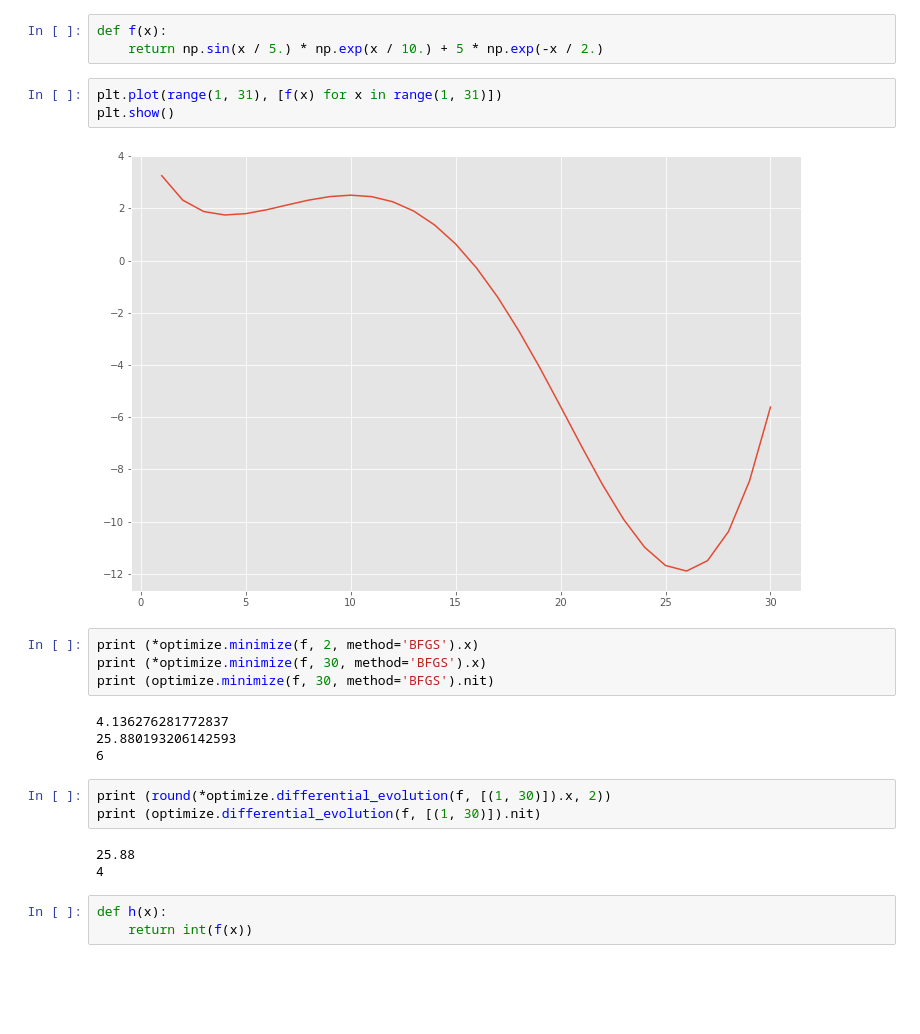
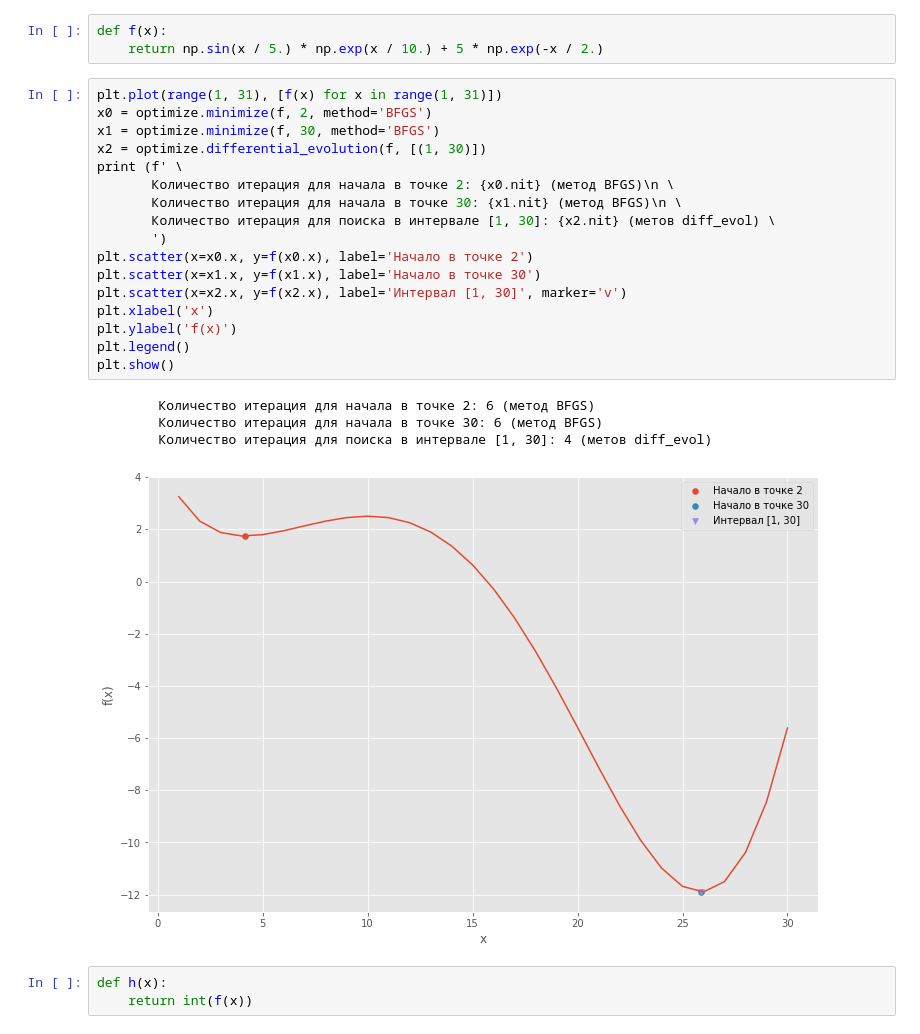
Before and after one commit to GoshaLetov/Machine-learning-and-data-analysis-specialization, a Jupyter notebook: 1 Course - Math and Python for data analysis/Optimization in Python.ipynb, the cells around one changed output. Cells and saved outputs as stored; diff of their text form; blank space fills up the shorter version.

```diff
--- a/1 Course - Math and Python for data analysis/Optimization in Python.ipynb
+++ b/1 Course - Math and Python for data analysis/Optimization in Python.ipynb
@@ -64,25 +64,28 @@ plt.rcParams['figure.figsize'] = (12, 8)
 # %%
 def f(x):
     return np.sin(x / 5.) * np.exp(x / 10.) + 5 * np.exp(-x / 2.)
-# %%
-plt.plot(range(1, 31), [f(x) for x in range(1, 31)])
-plt.show()
-# %% [output]
-[figure, removed]
-# %%
-print (*optimize.minimize(f, 2, method='BFGS').x)
-print (*optimize.minimize(f, 30, method='BFGS').x)
-print (optimize.minimize(f, 30, method='BFGS').nit)
-# %% [output]
-4.136276281772837
-25.880193206142593
-6
-# %%
-print (round(*optimize.differential_evolution(f, [(1, 30)]).x, 2))
-print (optimize.differential_evolution(f, [(1, 30)]).nit)
-# %% [output]
-25.88
-4
+# %%
+plt.plot(range(1, 31), [f(x) for x in range(1, 31)])
+x0 = optimize.minimize(f, 2, method='BFGS')
+x1 = optimize.minimize(f, 30, method='BFGS')
+x2 = optimize.differential_evolution(f, [(1, 30)])
+print (f' \
+       Количество итерация для начала в точке 2: {x0.nit} (метод BFGS)\n \
+       Количество итерация для начала в точке 30: {x1.nit} (метод BFGS)\n \
+       Количество итерация для поиска в интервале [1, 30]: {x2.nit} (метов diff_evol) \
+       ')
+plt.scatter(x=x0.x, y=f(x0.x), label='Начало в точке 2')
+plt.scatter(x=x1.x, y=f(x1.x), label='Начало в точке 30')
+plt.scatter(x=x2.x, y=f(x2.x), label='Интервал [1, 30]', marker='v')
+plt.xlabel('x')
+plt.ylabel('f(x)')
+plt.legend()
+plt.show()
+# %% [output]
+        Количество итерация для начала в точке 2: 6 (метод BFGS)
+        Количество итерация для начала в точке 30: 6 (метод BFGS)
+        Количество итерация для поиска в интервале [1, 30]: 4 (метов diff_evol)
+[figure, added]
 # %%
 def h(x):
     return int(f(x))
```
Also changed, not shown: parts of 3 cells of this notebook.
